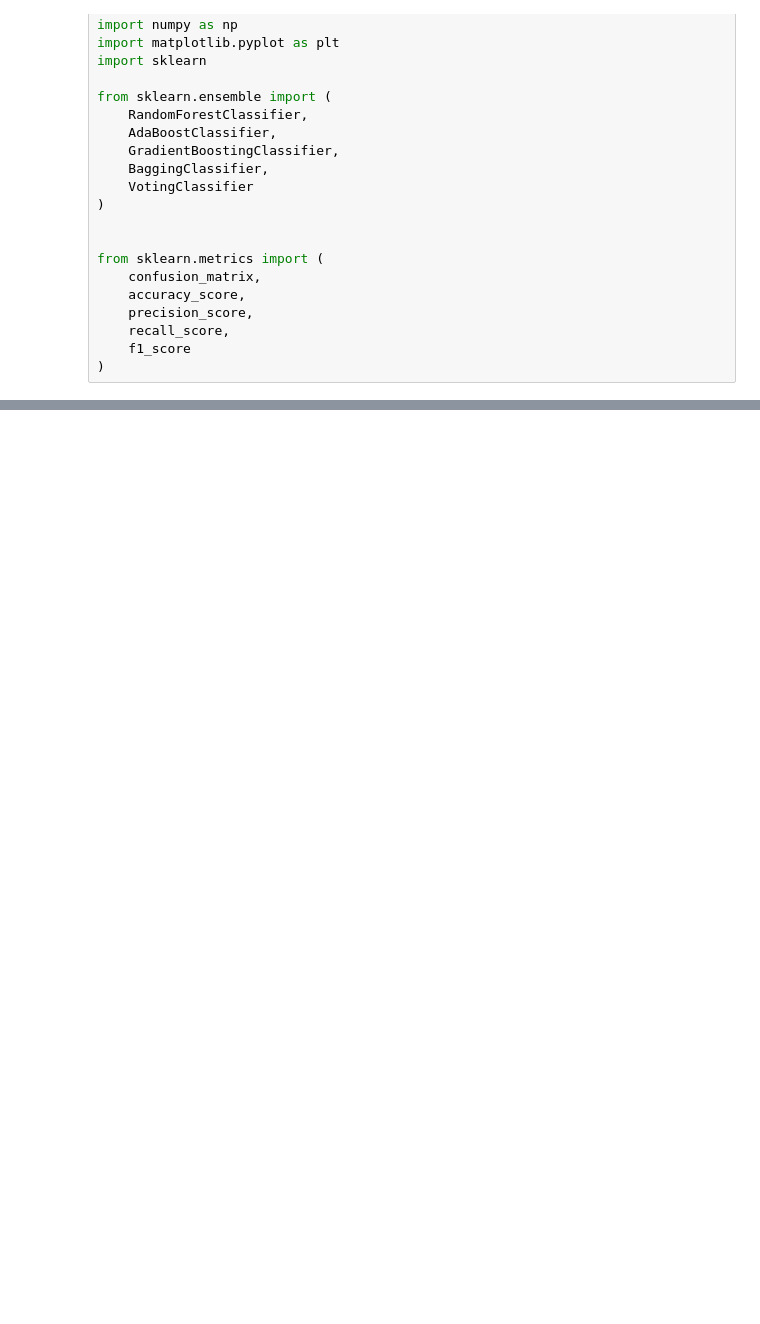
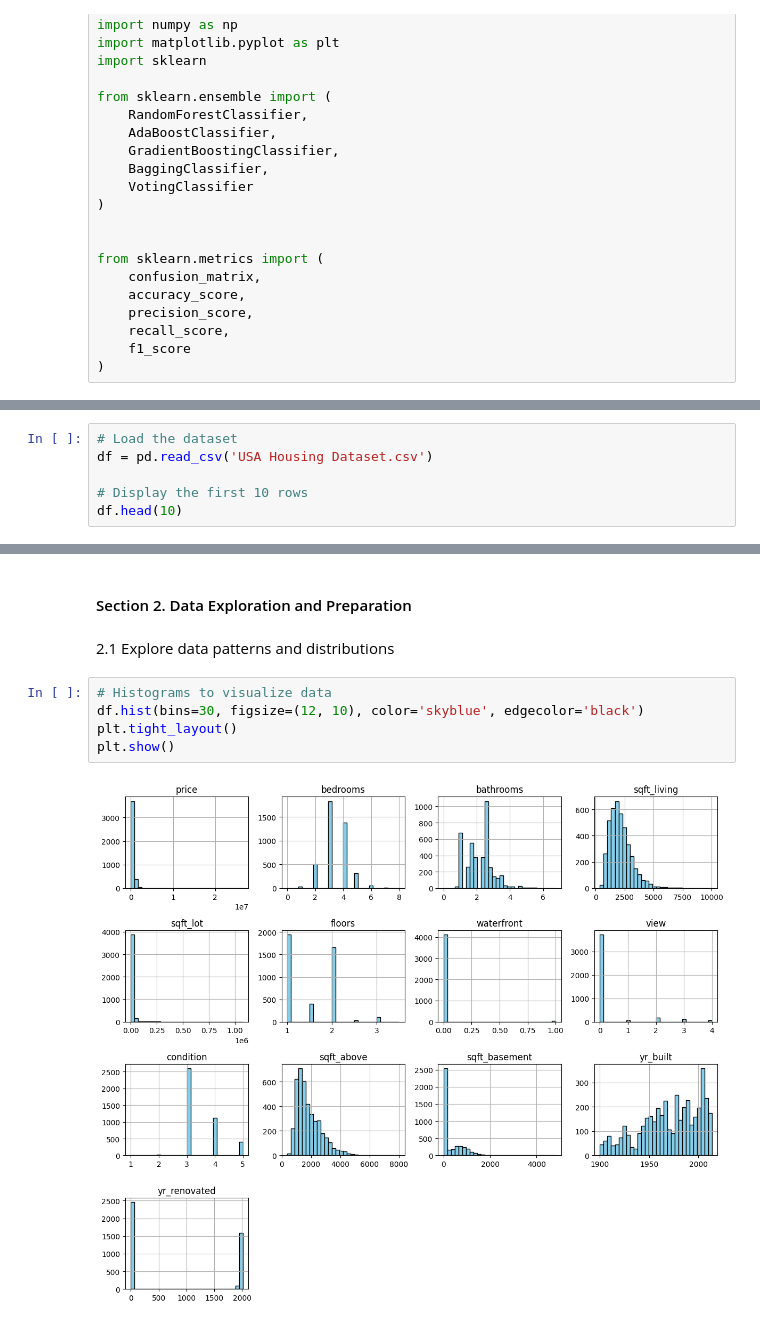
Before and after one commit to evandobler98/ml_regression_dobler, a Jupyter notebook: regression_dobler.ipynb, the cells around one changed output, grey strips where cells are left out. Saved outputs shown, nothing was run; the diff lists cells and outputs as text; blank space fills up the shorter version.

```diff
--- a/regression_dobler.ipynb
+++ b/regression_dobler.ipynb
@@ -41,0 +46,6 @@ from sklearn.metrics import (
+# %%
+# Load the dataset
+df = pd.read_csv('USA Housing Dataset.csv')
+
+# Display the first 10 rows
+df.head(10)
@@ -41,0 +106,11 @@ from sklearn.metrics import (
+# %% [markdown]
+#### Section 2. Data Exploration and Preparation
+# %% [markdown]
+2.1 Explore data patterns and distributions
+# %%
+# Histograms to visualize data
+df.hist(bins=30, figsize=(12, 10), color='skyblue', edgecolor='black')
+plt.tight_layout()
+plt.show()
+# %% [output]
+[figure, added]
```
Also changed, not shown: parts of 49 cells of this notebook, 2 other files.
